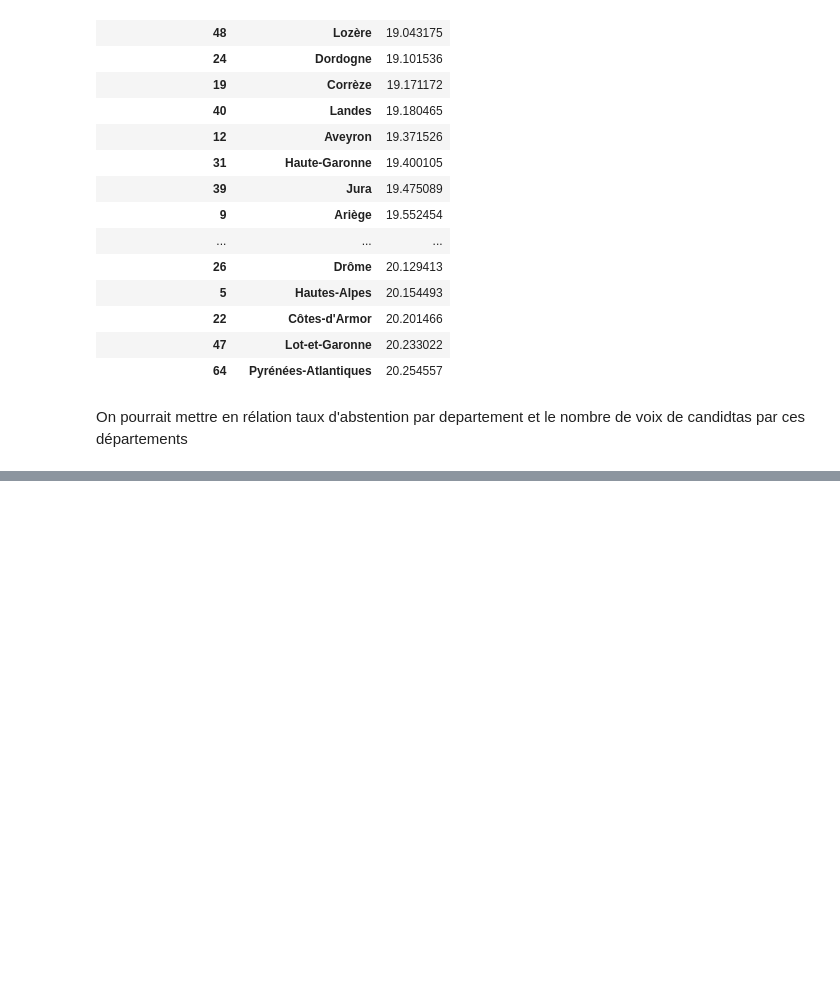
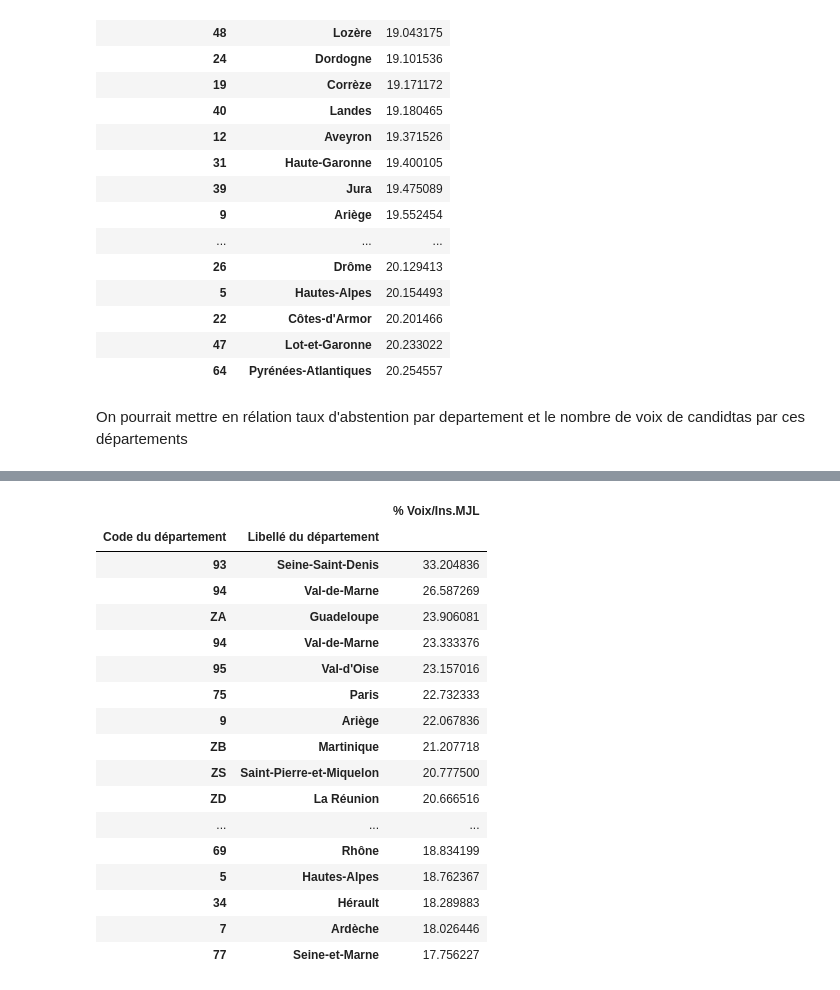
Before and after one commit to BaderEK/AnalyseDeDonnees, a Jupyter notebook: Groupe 2/Groupe 2/rendu.ipynb, the cells around one changed output, grey strips where cells are left out. Drawn from its saved outputs; the diff is of its cells as text; code cells hidden in the pictures; blank space fills up the shorter version.

```diff
--- a/Groupe 2/Groupe 2/rendu.ipynb
+++ b/Groupe 2/Groupe 2/rendu.ipynb
@@ -229,9 +237,8 @@ On pourrait mettre en rélation taux d'abstention par departement et le nombre d
 # %%
-def dep_info_2(x,y):
-      tab = df[['Code du département','Libellé du département', x,y]]
+def dep_prct(x,y):
+      tab = df[['Code du département','Libellé du département', x]]
       frame1 = pd.DataFrame(tab)
-
       tab2 = frame1.groupby(["Code du département","Libellé du département"]).mean()
-      res = tab2.sort_values(by=y,ascending=False)
+      res = tab2.sort_values(by=x,ascending=y)
 
       return res.head(20)
@@ -259,3 +266,24 @@ voix_cand_dep('Voix.MJL', '% Voix/Exp.MJL')
+# %%
+dep_prct('% Voix/Ins.MJL', False)
+# %% [output]
+|  |  | % Voix/Ins.MJL |
+| Code du département | Libellé du département |  |
+| 93 | Seine-Saint-Denis | 33.204836 |
+| 94 | Val-de-Marne | 26.587269 |
+| ZA | Guadeloupe | 23.906081 |
+| 94 | Val-de-Marne | 23.333376 |
+| 95 | Val-d'Oise | 23.157016 |
+| 75 | Paris | 22.732333 |
+| 9 | Ariège | 22.067836 |
+| ZB | Martinique | 21.207718 |
+| ZS | Saint-Pierre-et-Miquelon | 20.777500 |
+| ZD | La Réunion | 20.666516 |
+| ... | ... | ... |
+| 69 | Rhône | 18.834199 |
+| 5 | Hautes-Alpes | 18.762367 |
+| 34 | Hérault | 18.289883 |
+| 7 | Ardèche | 18.026446 |
+| 77 | Seine-et-Marne | 17.756227 |
 # %%
 df
 # %% [output]
```
Also changed, not shown: parts of 3 cells of this notebook.
